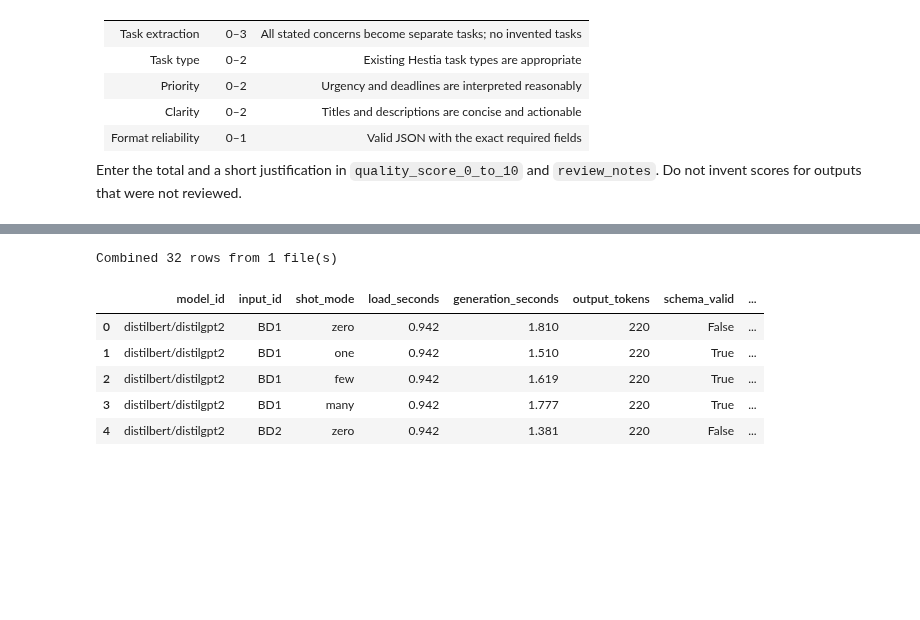
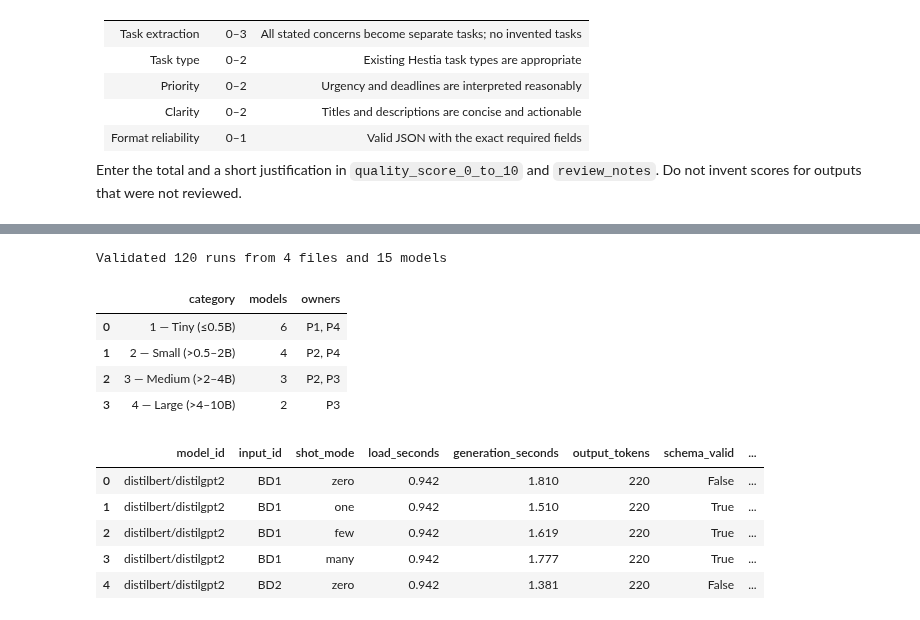
Before and after one commit to HestiaaAI/12_HestiaaAI, a Jupyter notebook: ai_prototype.ipynb, the cells around one changed output, grey strips where cells are left out. Cells and saved outputs as stored; diff of their text form; code cells hidden in the pictures; blank space fills up the shorter version.

```diff
--- a/ai_prototype.ipynb
+++ b/ai_prototype.ipynb
@@ -59,29 +59,27 @@ MODEL_ROSTER = [
     {"category": "1 — Tiny (≤0.5B)", "model_id": "HuggingFaceTB/SmolLM2-135M-Instruct", "params_b": 0.135, "owner": "P1"},
     {"category": "1 — Tiny (≤0.5B)", "model_id": "HuggingFaceTB/SmolLM2-360M-Instruct", "params_b": 0.360, "owner": "P1"},
     {"category": "1 — Tiny (≤0.5B)", "model_id": "Qwen/Qwen2.5-0.5B-Instruct", "params_b": 0.494, "owner": "P1"},
+    {"category": "1 — Tiny (≤0.5B)", "model_id": "Qwen/Qwen2-0.5B-Instruct", "params_b": 0.494, "owner": "P4"},
+    {"category": "1 — Tiny (≤0.5B)", "model_id": "HuggingFaceTB/SmolLM-360M-Instruct", "params_b": 0.360, "owner": "P4"},
 
     # Category 2: Small (over 0.5B through 2B)
+    {"category": "2 — Small (>0.5–2B)", "model_id": "Qwen/Qwen3-0.6B", "params_b": 0.600, "owner": "P4"},
     {"category": "2 — Small (>0.5–2B)", "model_id": "TinyLlama/TinyLlama-1.1B-Chat-v1.0", "params_b": 1.10, "owner": "P2"},
     {"category": "2 — Small (>0.5–2B)", "model_id": "Qwen/Qwen2.5-1.5B-Instruct", "params_b": 1.54, "owner": "P2"},
     {"category": "2 — Small (>0.5–2B)", "model_id": "HuggingFaceTB/SmolLM2-1.7B-Instruct", "params_b": 1.70, "owner": "P2"},
 
     # Category 3: Medium (over 2B through 4B)
     {"category": "3 — Medium (>2–4B)", "model_id": "Qwen/Qwen2.5-3B-Instruct", "params_b": 3.09, "owner": "P2"},
+    {"category": "3 — Medium (>2–4B)", "model_id": "meta-llama/Llama-3.2-3B-Instruct", "params_b": 3.21, "owner": "P3", "access": "gated"},
     {"category": "3 — Medium (>2–4B)", "model_id": "microsoft/Phi-3.5-mini-instruct", "params_b": 3.82, "owner": "P3"},
-    {"category": "3 — Medium (>2–4B)", "model_id": "meta-llama/Llama-3.2-3B-Instruct", "params_b": 3.21, "owner": "P3", "access": "gated"},
 
     # Category 4: Large (over 4B through 10B)
-    {"category": "4 — Large (>4–10B)", "model_id": "Qwen/Qwen2.5-7B-Instruct", "params_b": 7.62, "owner": "P3"},
     {"category": "4 — Large (>4–10B)", "model_id": "mistralai/Mistral-7B-Instruct-v0.3", "params_b": 7.25, "owner": "P3"},
-    {"category": "4 — Large (>4–10B)", "model_id": "tiiuae/Falcon3-7B-Instruct", "params_b": 7.00, "owner": "P4"},
-
-    # Category 5: Very large (over 10B)
-    {"category": "5 — Very large (>10B)", "model_id": "Qwen/Qwen2.5-14B-Instruct", "params_b": 14.7, "owner": "P4"},
-    {"category": "5 — Very large (>10B)", "model_id": "microsoft/Phi-3-medium-4k-instruct", "params_b": 14.0, "owner": "P4"},
+    {"category": "4 — Large (>4–10B)", "model_id": "Qwen/Qwen2.5-7B-Instruct", "params_b": 7.62, "owner": "P3", "configuration": "NF4/float32 rerun"},
 ]
 
 roster_df = pd.DataFrame(MODEL_ROSTER)
 assert len(roster_df) == 15
-assert roster_df["category"].nunique() == 5
+assert roster_df["model_id"].nunique() == 15
 roster_df
 # %% [output]
@@ -451,22 +441,62 @@ Place their files in `a6_results/`. The merge cell below combines them without t
 # %%
 RESULT_COLUMNS = [
     "model_id", "input_id", "shot_mode", "load_seconds", "generation_seconds",
     "output_tokens", "schema_valid", "validation_errors", "raw_output",
     "quality_score_0_to_10", "review_notes",
 ]
 
-result_files = sorted(RESULTS_DIR.glob("person*_benchmark_results.csv"))
-combined_df = pd.concat((pd.read_csv(path) for path in result_files), ignore_index=True) if result_files else pd.DataFrame(columns=RESULT_COLUMNS)
-missing_columns = set(RESULT_COLUMNS) - set(combined_df.columns)
-assert not missing_columns, f"Missing result columns: {sorted(missing_columns)}"
-print(f"Combined {len(combined_df)} rows from {len(result_files)} file(s)")
+result_files = [RESULTS_DIR / f"person{person}_benchmark_results.csv" for person in range(1, 5)]
+missing_files = [str(path) for path in result_files if not path.exists()]
+assert not missing_files, f"Missing team result files: {missing_files}"
+
+frames = []
+for source_path in result_files:
+    frame = pd.read_csv(source_path)
+    missing_columns = set(RESULT_COLUMNS) - set(frame.columns)
+    assert not missing_columns, f"{source_path} missing columns: {sorted(missing_columns)}"
+    frame = frame[RESULT_COLUMNS].copy()
+    frame["source_file"] = source_path.name
+    frames.append(frame)
+
+combined_df = pd.concat(frames, ignore_index=True)
+combined_df["schema_valid"] = combined_df["schema_valid"].map(
+    lambda value: value if isinstance(value, bool) else str(value).strip().lower() == "true"
+)
+combined_df["quality_score_0_to_10"] = pd.to_numeric(combined_df["quality_score_0_to_10"], errors="coerce")
+
+key_columns = ["model_id", "input_id", "shot_mode"]
+assert not combined_df.duplicated(key_columns).any(), "Duplicate model/input/shot rows found"
+assert len(combined_df) == 120, f"Expected 120 runs, found {len(combined_df)}"
+assert combined_df["model_id"].nunique() == 15, "Expected 15 distinct tested models"
+assert combined_df.groupby("model_id").size().eq(8).all(), "Every model must have 8 runs"
+
+analysis_df = combined_df.merge(
+    roster_df[["model_id", "category", "params_b", "owner"]],
+    on="model_id",
+    how="left",
+    validate="many_to_one",
+)
+assert analysis_df[["category", "params_b", "owner"]].notna().all().all(), "A tested model is missing from the roster"
+
+coverage = (
+    roster_df.groupby("category", observed=False)
+    .agg(models=("model_id", "nunique"), owners=("owner", lambda values: ", ".join(sorted(set(values)))))
+    .reset_index()
+)
+print(f"Validated {len(combined_df)} runs from {len(result_files)} files and {combined_df['model_id'].nunique()} models")
+display(coverage)
 combined_df.head()
 # %% [output]
-Combined 32 rows from 1 file(s)
+Validated 120 runs from 4 files and 15 models
-|  | model_id | input_id | shot_mode | load_seconds | generation_seconds | output_tokens | schema_valid | ... |
-| 0 | distilbert/distilgpt2 | BD1 | zero | 0.942 | 1.810 | 220 | False | ... |
-| 1 | distilbert/distilgpt2 | BD1 | one | 0.942 | 1.510 | 220 | True | ... |
-| 2 | distilbert/distilgpt2 | BD1 | few | 0.942 | 1.619 | 220 | True | ... |
-| 3 | distilbert/distilgpt2 | BD1 | many | 0.942 | 1.777 | 220 | True | ... |
-| 4 | distilbert/distilgpt2 | BD2 | zero | 0.942 | 1.381 | 220 | False | ... |
+|  | category | models | owners |
+| 0 | 1 — Tiny (≤0.5B) | 6 | P1, P4 |
+| 1 | 2 — Small (>0.5–2B) | 4 | P2, P4 |
+| 2 | 3 — Medium (>2–4B) | 3 | P2, P3 |
+| 3 | 4 — Large (>4–10B) | 2 | P3 |
+|  | model_id | input_id | shot_mode | load_seconds | generation_seconds | output_tokens | schema_valid | ... |
+| 0 | distilbert/distilgpt2 | BD1 | zero | 0.942 | 1.810 | 220 | False | ... |
+| 1 | distilbert/distilgpt2 | BD1 | one | 0.942 | 1.510 | 220 | True | ... |
+| 2 | distilbert/distilgpt2 | BD1 | few | 0.942 | 1.619 | 220 | True | ... |
+| 3 | distilbert/distilgpt2 | BD1 | many | 0.942 | 1.777 | 220 | True | ... |
+| 4 | distilbert/distilgpt2 | BD2 | zero | 0.942 | 1.381 | 220 | False | ... |
 # %% [markdown]
```
Also changed, not shown: parts of 9 cells of this notebook.
